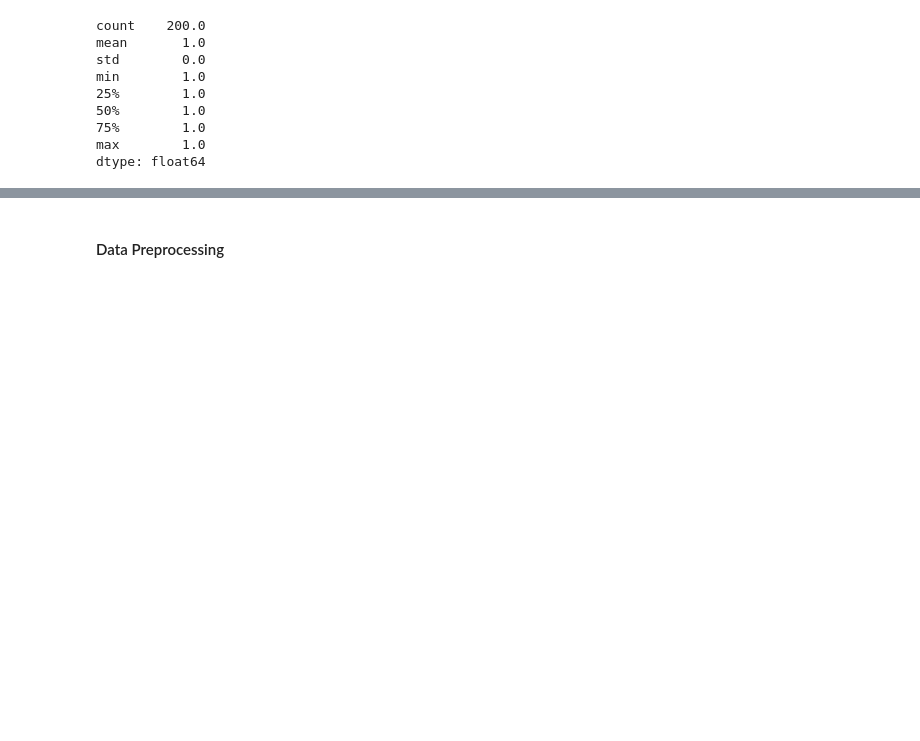
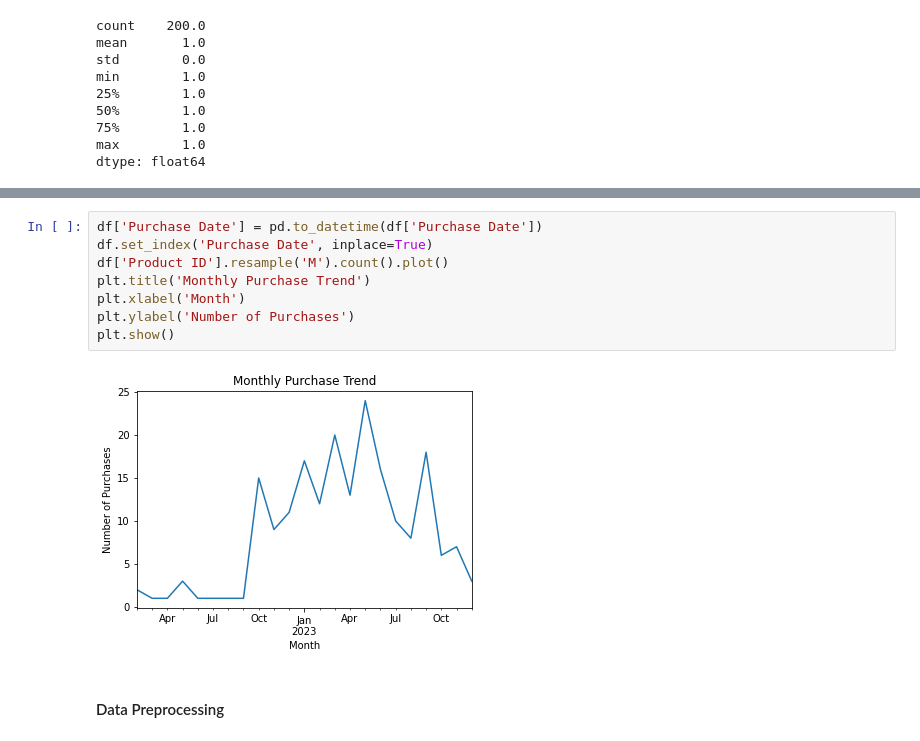
Before and after one commit to malvemithesh3/Product_Recommendation_system, a Jupyter notebook: Product_Recommendation_system.ipynb, the cells around one changed output, grey strips where cells are left out. Cells and saved outputs as stored; diff of their text form; blank space fills up the shorter version.

```diff
--- a/Product_Recommendation_system.ipynb
+++ b/Product_Recommendation_system.ipynb
@@ -80,3 +97,13 @@ dtype: float64
+# %%
+df['Purchase Date'] = pd.to_datetime(df['Purchase Date'])
+df.set_index('Purchase Date', inplace=True)
+df['Product ID'].resample('M').count().plot()
+plt.title('Monthly Purchase Trend')
+plt.xlabel('Month')
+plt.ylabel('Number of Purchases')
+plt.show()
+# %% [output]
+[figure, added]
 # %% [markdown]
 #### Data Preprocessing
 # %%
```
Also changed, not shown: parts of 5 cells of this notebook.
